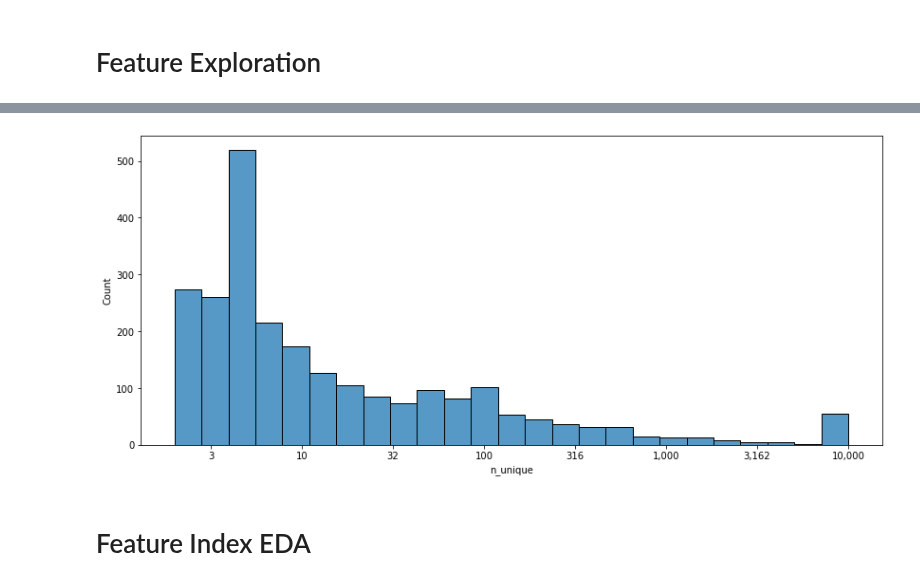
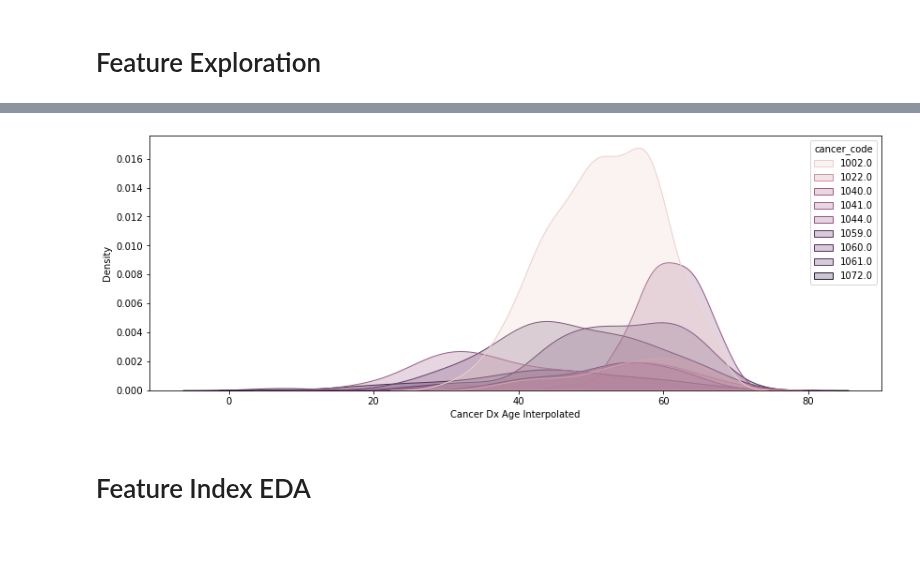
Before and after one commit to cole-khamnei/HLA_genotyping_associations, a Jupyter notebook: biobank_EDA.ipynb, the cells around one changed output, grey strips where cells are left out. Drawn from its saved outputs; the diff is of its cells as text; code cells hidden in the pictures; blank space fills up the shorter version.

Commit message:
added cover plot

```diff
--- a/biobank_EDA.ipynb
+++ b/biobank_EDA.ipynb
@@ -121,2 +94,0 @@ Name: fasting_time, Length: 9999, dtype: float64
-# %%
-cancer_biobank = biobank_data.loc[~biobank_data["cancer_first_year_age"].isna()]
@@ -224,10 +95,16 @@ display_df(feature_data.query("n_unique < 3"))
-# %%
-fig, ax = plt.subplots(figsize=(14, 6))
-sns.histplot(np.log10(feature_data["n_unique"]), ax=ax)
-fig.canvas.draw()
-ax.set_xticklabels([f"{10 ** float(tick._text):,.0f}" for tick in ax.get_xticklabels()]);
-# %% [output]
-[figure, removed]
+# %%
+cancer_codes, counts = np.unique(cancer_biobank["cancer_code"], return_counts=True)
+
+common_cancer_codes = cancer_codes[counts > 20]
+common_cancer_biobank = cancer_biobank.loc[cancer_biobank["cancer_code"].isin(common_cancer_codes)]
+
+
+fig, ax = plt.subplots(figsize=(14, 5))
+sns.kdeplot(data=common_cancer_biobank, x="cancer_dx_age_interpolated", hue="cancer_code", ax=ax, shade=True)
+add_plt_labels(ax, "cancer_dx_age_interpolated", "Density")
+fig.savefig(constants.COVER_PLOTS_GENERIC_FILE_PATH.format("cancer_onset_age.png"))
+# %% [output]
+[figure, added]
 # %% [markdown]
 # Feature Index EDA
 # %%
```
Also changed, not shown: parts of 14 cells of this notebook, 6 other files.
